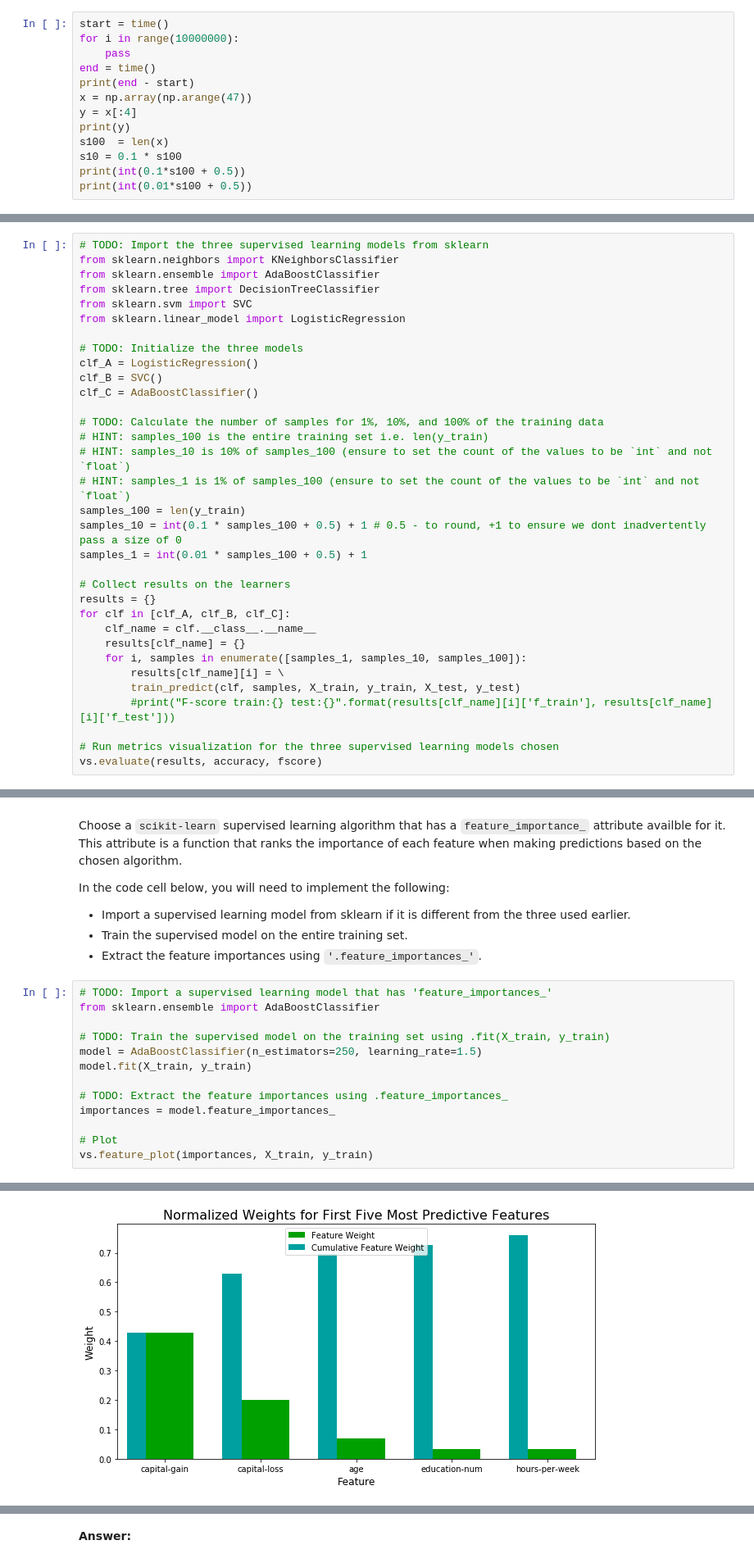
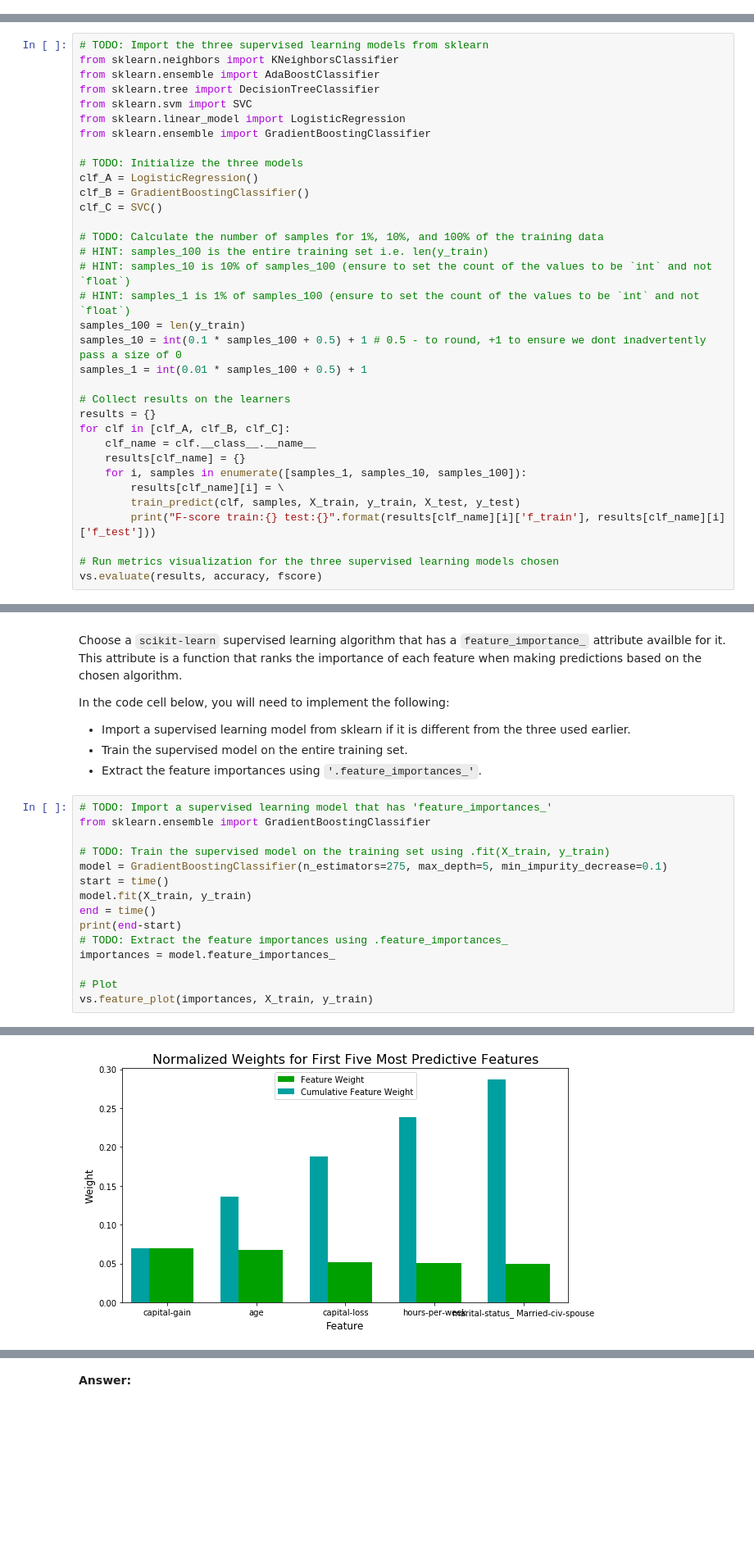
Before and after one commit to ynshenoy/DSND_Term1, a Jupyter notebook: projects/p1_charityml/finding_donors.ipynb, the cells around one changed output, grey strips where cells are left out. Shown at 82% size. Drawn from its saved outputs; the diff is of its cells as text; blank space fills up the shorter version.

```diff
--- a/projects/p1_charityml/finding_donors.ipynb
+++ b/projects/p1_charityml/finding_donors.ipynb
@@ -343,16 +330,3 @@ List three of the supervised learning models above that are appropriate for this
 Structure your answer in the same format as above^, with 4 parts for each of the three models you pick. Please include references with your answer.
 # %% [markdown]
 **Answer: **
-# %%
-start = time()
-for i in range(10000000):
-    pass
-end = time()
-print(end - start)
-x = np.array(np.arange(47))
-y = x[:4]
-print(y)
-s100  = len(x)
-s10 = 0.1 * s100
-print(int(0.1*s100 + 0.5))
-print(int(0.01*s100 + 0.5))
@@ -443,11 +412,12 @@ from sklearn.ensemble import AdaBoostClassifier
 from sklearn.tree import DecisionTreeClassifier
 from sklearn.svm import SVC
 from sklearn.linear_model import LogisticRegression
+from sklearn.ensemble import GradientBoostingClassifier
 
 # TODO: Initialize the three models
 clf_A = LogisticRegression()
-clf_B = SVC()
-clf_C = AdaBoostClassifier()
+clf_B = GradientBoostingClassifier()
+clf_C = SVC()
 
 # TODO: Calculate the number of samples for 1%, 10%, and 100% of the training data
 # HINT: samples_100 is the entire training set i.e. len(y_train)
@@ -465,7 +435,7 @@ for clf in [clf_A, clf_B, clf_C]:
     for i, samples in enumerate([samples_1, samples_10, samples_100]):
         results[clf_name][i] = \
         train_predict(clf, samples, X_train, y_train, X_test, y_test)
-        #print("F-score train:{} test:{}".format(results[clf_name][i]['f_train'], results[clf_name][i]['f_test']))
+        print("F-score train:{} test:{}".format(results[clf_name][i]['f_train'], results[clf_name][i]['f_test']))
 
 # Run metrics visualization for the three supervised learning models chosen
 vs.evaluate(results, accuracy, fscore)
@@ -610,12 +602,14 @@ In the code cell below, you will need to implement the following:
  - Extract the feature importances using `'.feature_importances_'`.
 # %%
 # TODO: Import a supervised learning model that has 'feature_importances_'
-from sklearn.ensemble import AdaBoostClassifier
+from sklearn.ensemble import GradientBoostingClassifier
 
 # TODO: Train the supervised model on the training set using .fit(X_train, y_train)
-model = AdaBoostClassifier(n_estimators=250, learning_rate=1.5)
+model = GradientBoostingClassifier(n_estimators=275, max_depth=5, min_impurity_decrease=0.1)
+start = time()
 model.fit(X_train, y_train)
-
+end = time()
+print(end-start)
 # TODO: Extract the feature importances using .feature_importances_
 importances = model.feature_importances_
 
@@ -625,4 +620,4 @@ vs.feature_plot(importances, X_train, y_train)
-[figure, old version]
+[figure, new version]
 # %% [markdown]
 ### Question 7 - Extracting Feature Importance
 
```
Also changed, not shown: parts of 14 cells of this notebook.
